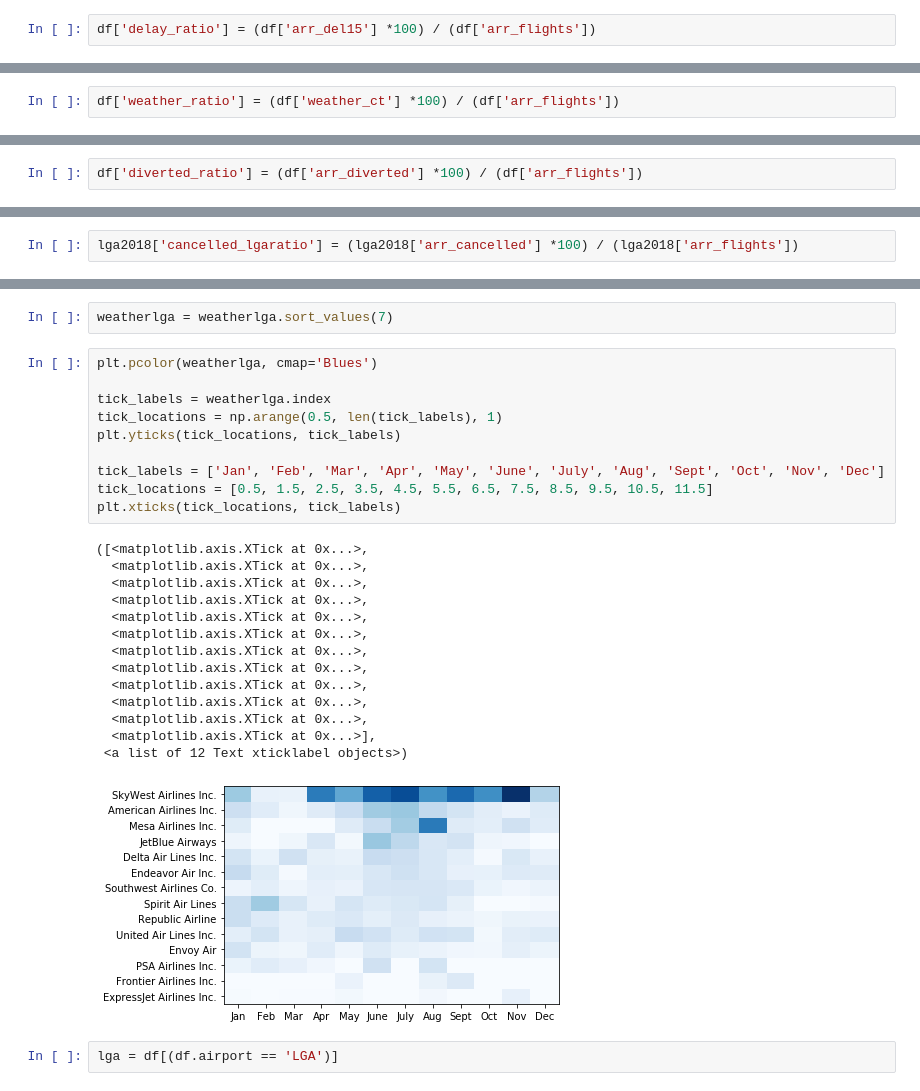
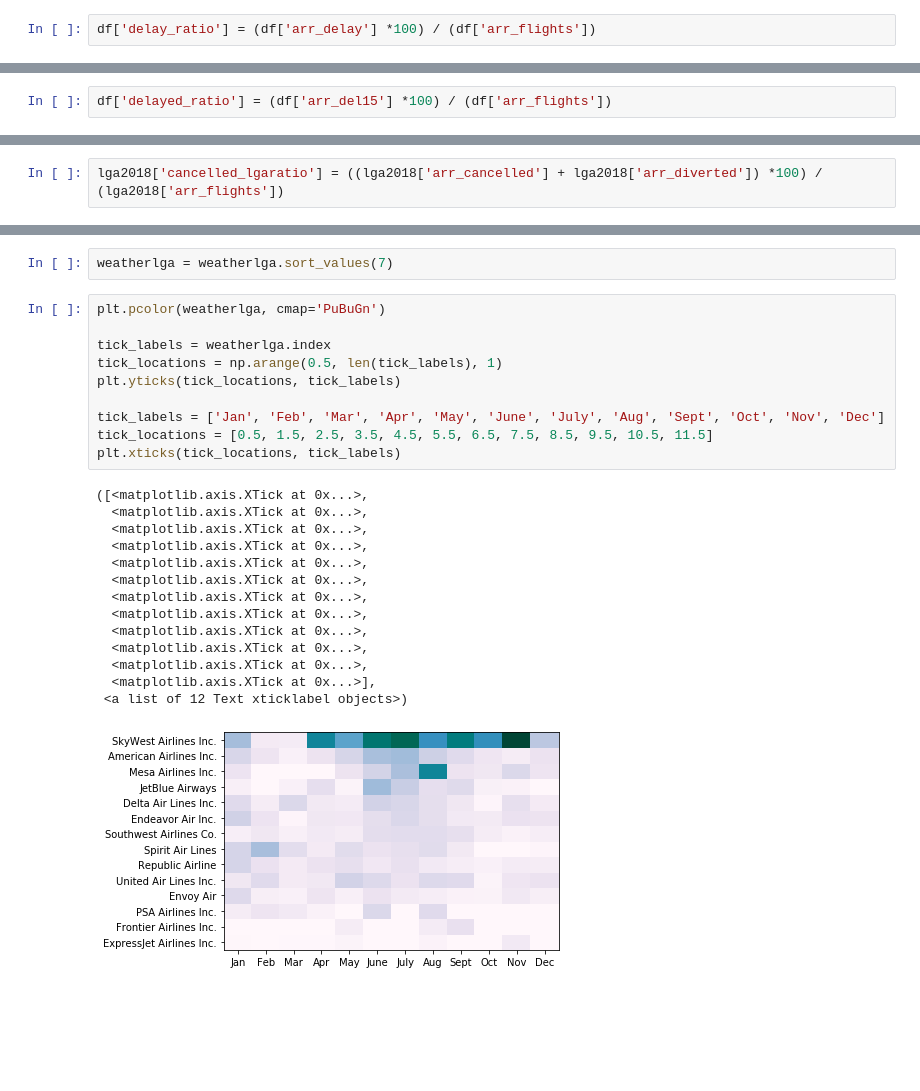
Before and after one commit to elenamlutz/data-studio-projects, a Jupyter notebook: Week 3/Airline Delays, 2004-2019.ipynb, the cells around one changed output, grey strips where cells are left out. Saved outputs shown, nothing was run; the diff lists cells and outputs as text; blank space fills up the shorter version.

```diff
--- a/Week 3/Airline Delays, 2004-2019.ipynb
+++ b/Week 3/Airline Delays, 2004-2019.ipynb
@@ -98,5 +95,5 @@ import scipy
 # %%
-df['delay_ratio'] = (df['arr_del15'] *100) / (df['arr_flights'])
+df['delay_ratio'] = (df['arr_delay'] *100) / (df['arr_flights'])
 # %%
 delays = df.pivot_table(columns='month', index='carrier_name', values='delay_ratio')#.reset_index()
 # %%
@@ -188,3 +185 @@ plt.xticks(tick_locations, tick_labels)
-# %%
-df['weather_ratio'] = (df['weather_ct'] *100) / (df['arr_flights'])
 # %%
@@ -233,3 +228,3 @@ plt.xticks(tick_locations, tick_labels)
 # %%
-df['diverted_ratio'] = (df['arr_diverted'] *100) / (df['arr_flights'])
+df['delayed_ratio'] = (df['arr_del15'] *100) / (df['arr_flights'])
 # %%
@@ -310,7 +306,7 @@ df.head()
 # %%
 lga2018 = df[(df.airport == 'LGA') & (df.year == 2018)]
 # %%
-lga2018['cancelled_lgaratio'] = (lga2018['arr_cancelled'] *100) / (lga2018['arr_flights'])
+lga2018['cancelled_lgaratio'] = ((lga2018['arr_cancelled'] + lga2018['arr_diverted']) *100) / (lga2018['arr_flights'])
 # %% [output]
 A value is trying to be set on a copy of a slice from a DataFrame.
 Try using .loc[row_indexer,col_indexer] = value instead
@@ -361,29 +357,27 @@ weatherlga = lga2018.pivot_table(columns='month', index='carrier_name', values='
 # %%
 weatherlga = weatherlga.sort_values(7)
 # %%
-plt.pcolor(weatherlga, cmap='Blues')
+plt.pcolor(weatherlga, cmap='PuBuGn')
 
 tick_labels = weatherlga.index
 tick_locations = np.arange(0.5, len(tick_labels), 1)
 plt.yticks(tick_locations, tick_labels)
 
 tick_labels = ['Jan', 'Feb', 'Mar', 'Apr', 'May', 'June', 'July', 'Aug', 'Sept', 'Oct', 'Nov', 'Dec']
 tick_locations = [0.5, 1.5, 2.5, 3.5, 4.5, 5.5, 6.5, 7.5, 8.5, 9.5, 10.5, 11.5]
 plt.xticks(tick_locations, tick_labels)
 # %% [output]
 ([<matplotlib.axis.XTick at 0x...>,
   <matplotlib.axis.XTick at 0x...>,
   <matplotlib.axis.XTick at 0x...>,
   <matplotlib.axis.XTick at 0x...>,
   <matplotlib.axis.XTick at 0x...>,
   <matplotlib.axis.XTick at 0x...>,
   <matplotlib.axis.XTick at 0x...>,
   <matplotlib.axis.XTick at 0x...>,
   <matplotlib.axis.XTick at 0x...>,
   <matplotlib.axis.XTick at 0x...>,
   <matplotlib.axis.XTick at 0x...>,
   <matplotlib.axis.XTick at 0x...>],
  <a list of 12 Text xticklabel objects>)
-[figure, old version]
+[figure, new version]
-# %%
-lga = df[(df.airport == 'LGA')]
```
Also changed, not shown: parts of 21 cells of this notebook.
